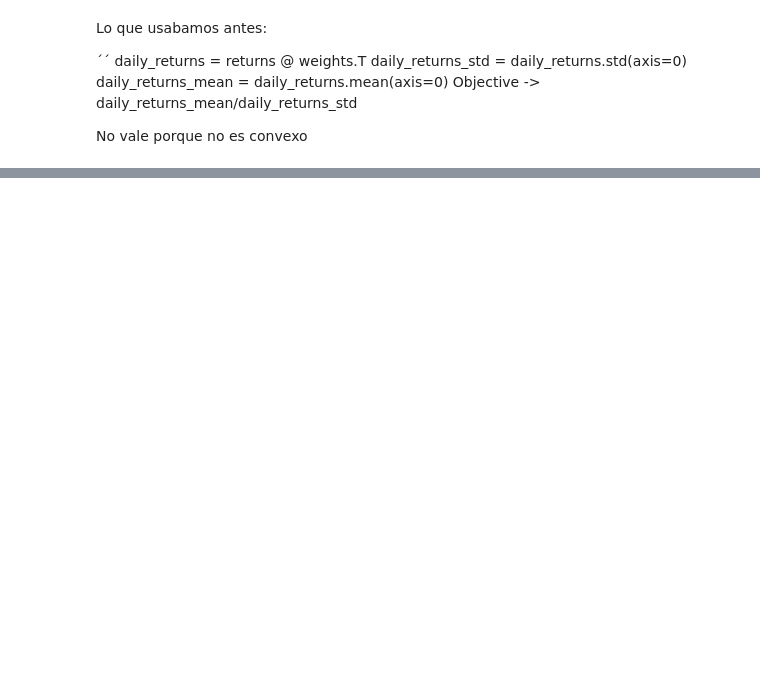
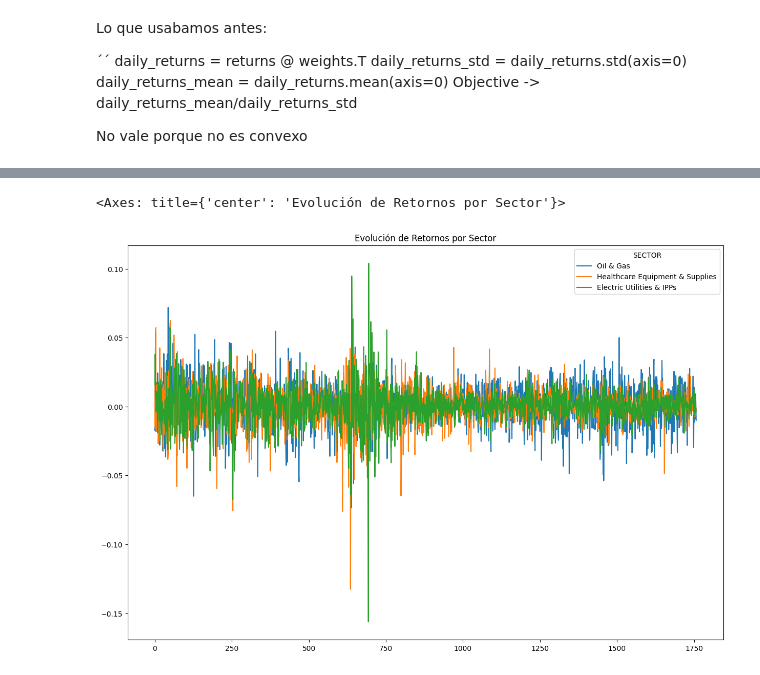
Before and after one commit to Juanjod54/MIAX_TB2.4, a Jupyter notebook: gestion_carteras.ipynb, the cells around one changed output, grey strips where cells are left out. Cells and saved outputs as stored; diff of their text form; code cells hidden in the pictures; blank space fills up the shorter version.

```diff
--- a/gestion_carteras.ipynb
+++ b/gestion_carteras.ipynb
@@ -136,0 +251,5 @@ No vale porque no es convexo
+# %%
+(sectores.loc[['Oil & Gas', 'Healthcare Equipment & Supplies', 'Electric Utilities & IPPs']]).iloc[:, :].T.plot(figsize=(15, 10), title="Evolución de Retornos por Sector")
+# %% [output]
+<Axes: title={'center': 'Evolución de Retornos por Sector'}>
+[figure, added]
```
Also changed, not shown: parts of 17 cells of this notebook, 3 other files.
